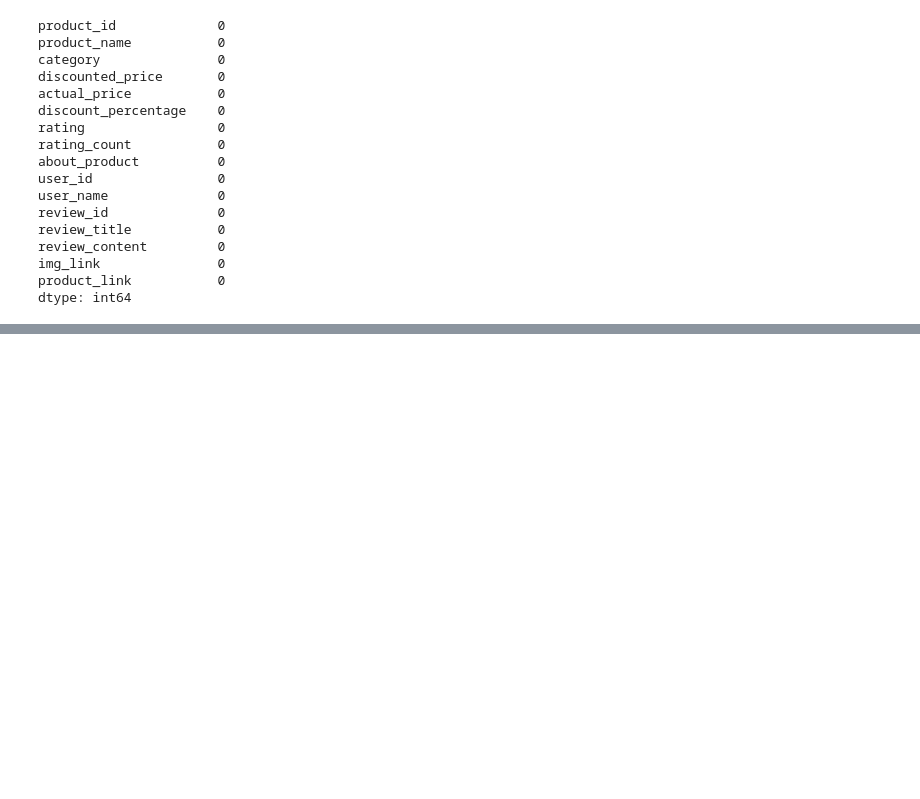
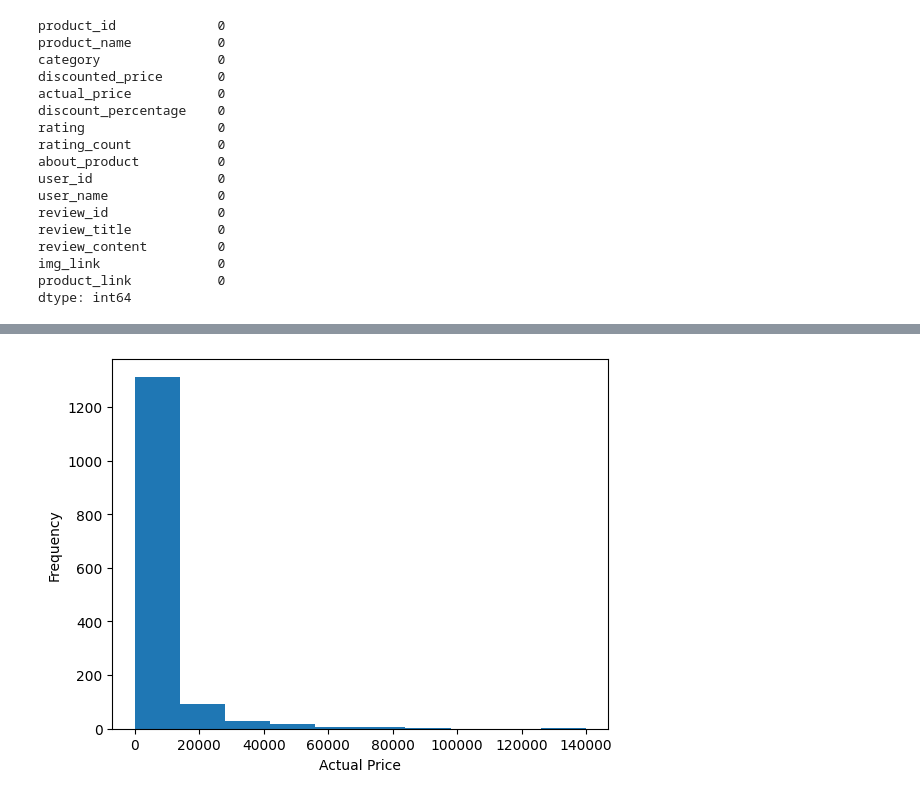
Before and after one commit to ShaikMehraj/Data_preprocess, a Jupyter notebook: EDA_Amazon.ipynb, the cells around one changed output, grey strips where cells are left out. Saved outputs shown, nothing was run; the diff lists cells and outputs as text; code cells hidden in the pictures; blank space fills up the shorter version.

```diff
--- a/EDA_Amazon.ipynb
+++ b/EDA_Amazon.ipynb
@@ -250,0 +286,8 @@ dtype: int64
+# %%
+# Plot distribution of actual_price
+plt.hist(df['actual_price'])
+plt.xlabel('Actual Price')
+plt.ylabel('Frequency')
+plt.show()
+# %% [output]
+[figure, added]
```
Also changed, not shown: parts of 14 cells of this notebook, 1 other file.
